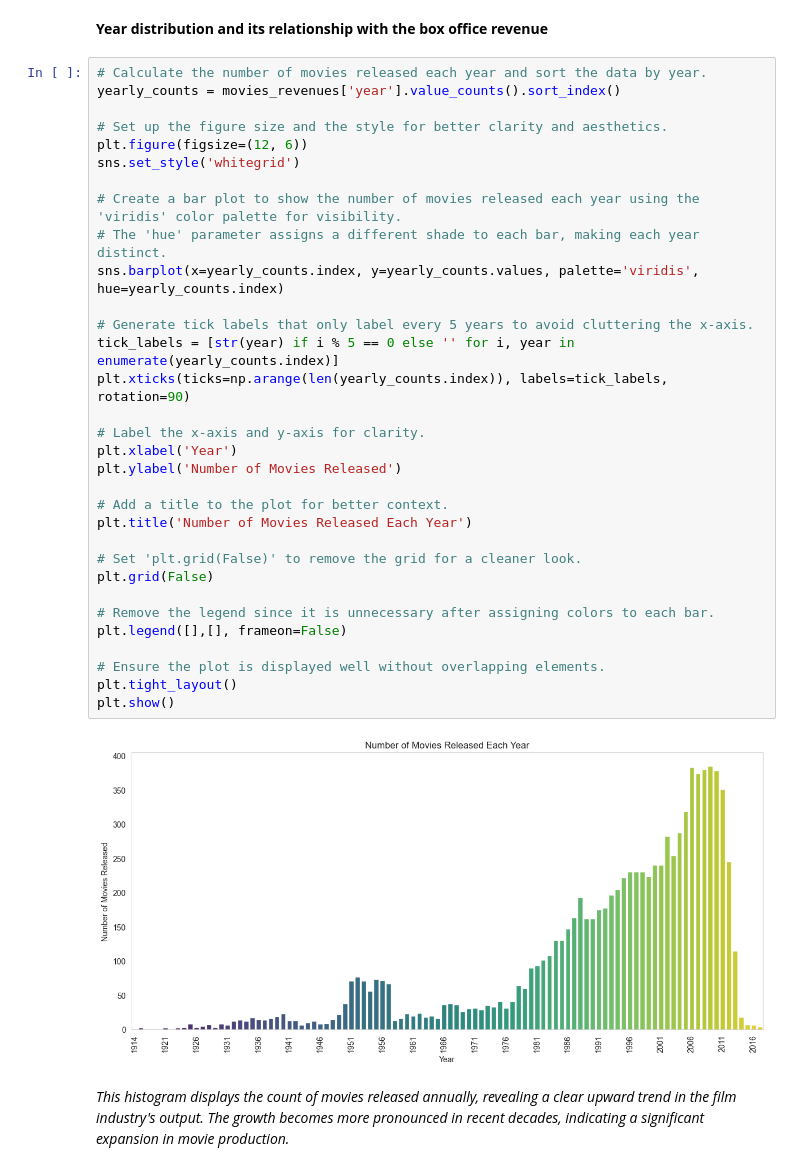
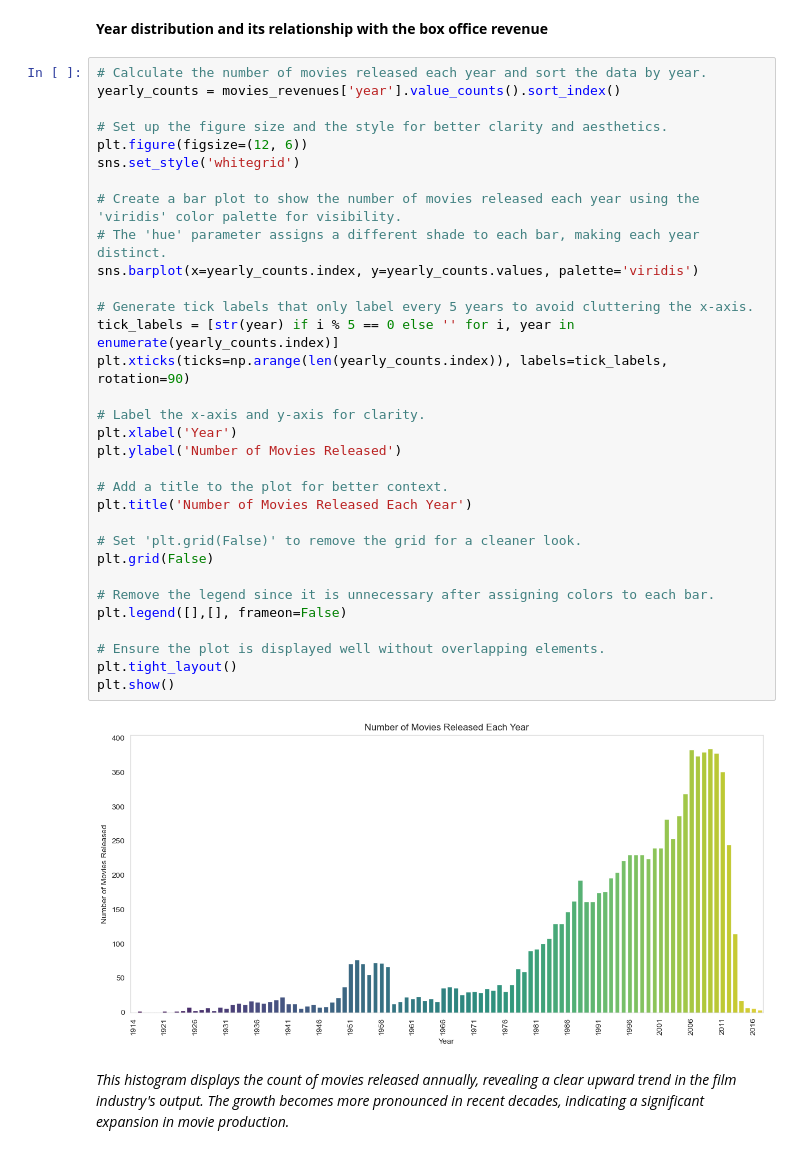
Before and after one commit to epfl-ada/ada-2023-project-yamal, a Jupyter notebook: movies_analysis.ipynb, the cells around one changed output. Saved outputs shown, nothing was run; the diff lists cells and outputs as text.

```diff
--- a/movies_analysis.ipynb
+++ b/movies_analysis.ipynb
@@ -432,35 +426,35 @@ movies_revenues[['release_date', 'year', 'month', 'day_week']]
 yearly_counts = movies_revenues['year'].value_counts().sort_index()
 
 # Set up the figure size and the style for better clarity and aesthetics.
 plt.figure(figsize=(12, 6))
 sns.set_style('whitegrid')
 
 # Create a bar plot to show the number of movies released each year using the 'viridis' color palette for visibility.
 # The 'hue' parameter assigns a different shade to each bar, making each year distinct.
-sns.barplot(x=yearly_counts.index, y=yearly_counts.values, palette='viridis', hue=yearly_counts.index)
+sns.barplot(x=yearly_counts.index, y=yearly_counts.values, palette='viridis')
 
 # Generate tick labels that only label every 5 years to avoid cluttering the x-axis.
 tick_labels = [str(year) if i % 5 == 0 else '' for i, year in enumerate(yearly_counts.index)]
 plt.xticks(ticks=np.arange(len(yearly_counts.index)), labels=tick_labels, rotation=90)
 
 # Label the x-axis and y-axis for clarity.
 plt.xlabel('Year')
 plt.ylabel('Number of Movies Released')
 
 # Add a title to the plot for better context.
 plt.title('Number of Movies Released Each Year')
 
 # Set 'plt.grid(False)' to remove the grid for a cleaner look.
 plt.grid(False)
 
 # Remove the legend since it is unnecessary after assigning colors to each bar.
 plt.legend([],[], frameon=False)
 
 # Ensure the plot is displayed well without overlapping elements.
 plt.tight_layout()
 plt.show()
 # %% [output]
-[figure, old version]
+[figure, new version]
 # %% [markdown]
 *This histogram displays the count of movies released annually, revealing a clear upward trend in the film industry's output. The growth becomes more pronounced in recent decades, indicating a significant expansion in movie production.*
 # %%
```
Also changed, not shown: parts of 17 cells of this notebook, 1 other file.
